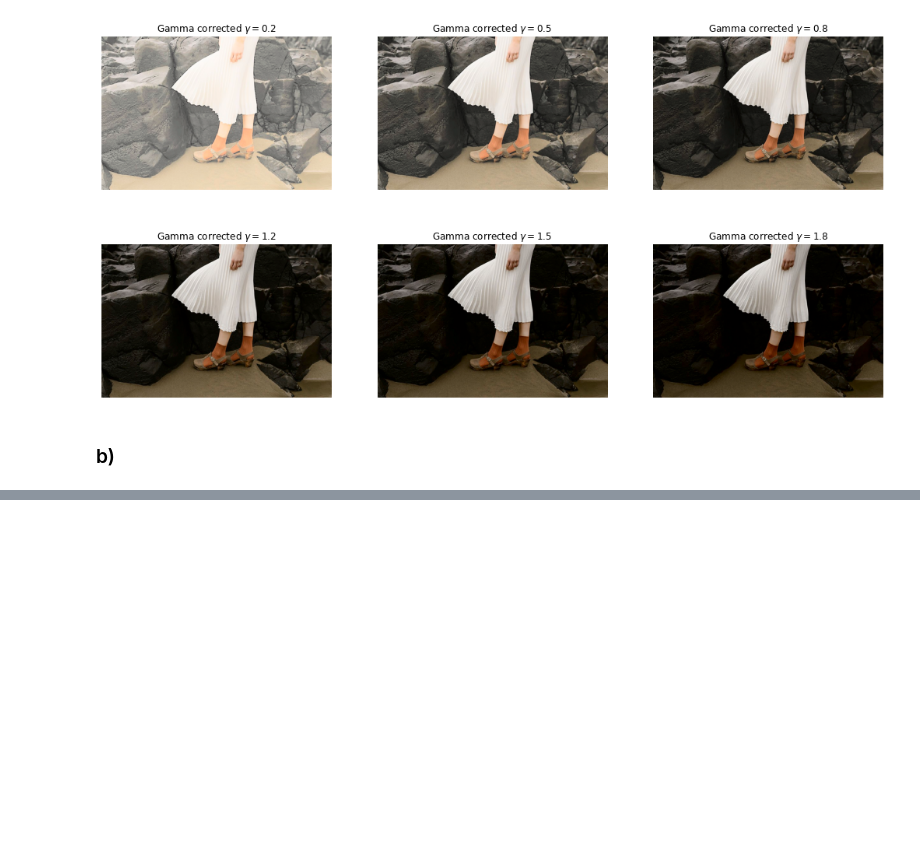
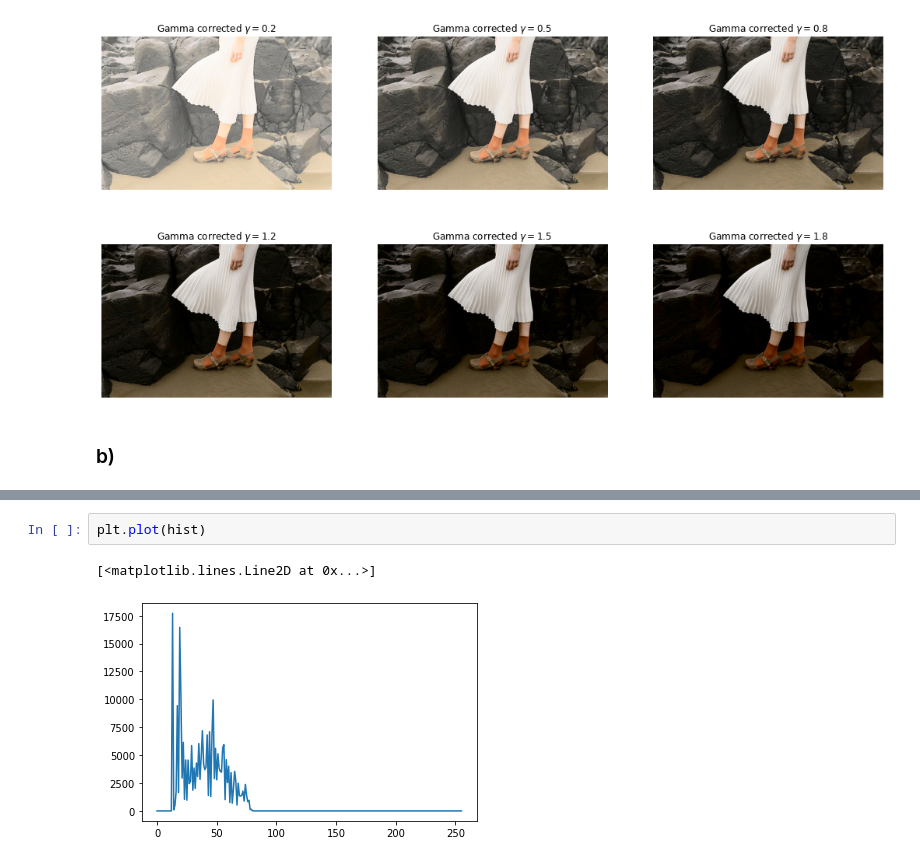
Before and after one commit to Krishnakanth-lab/EN2550_Assignment1, a Jupyter notebook: Krishnakanth_190323C_a01.ipynb, the cells around one changed output, grey strips where cells are left out. Drawn from its saved outputs; the diff is of its cells as text; blank space fills up the shorter version.

```diff
--- a/Krishnakanth_190323C_a01.ipynb
+++ b/Krishnakanth_190323C_a01.ipynb
@@ -158,0 +198,5 @@ plt.show()
+# %%
+plt.plot(hist)
+# %% [output]
+[<matplotlib.lines.Line2D at 0x...>]
+[figure, added]
```
Also changed, not shown: parts of 5 cells of this notebook.
